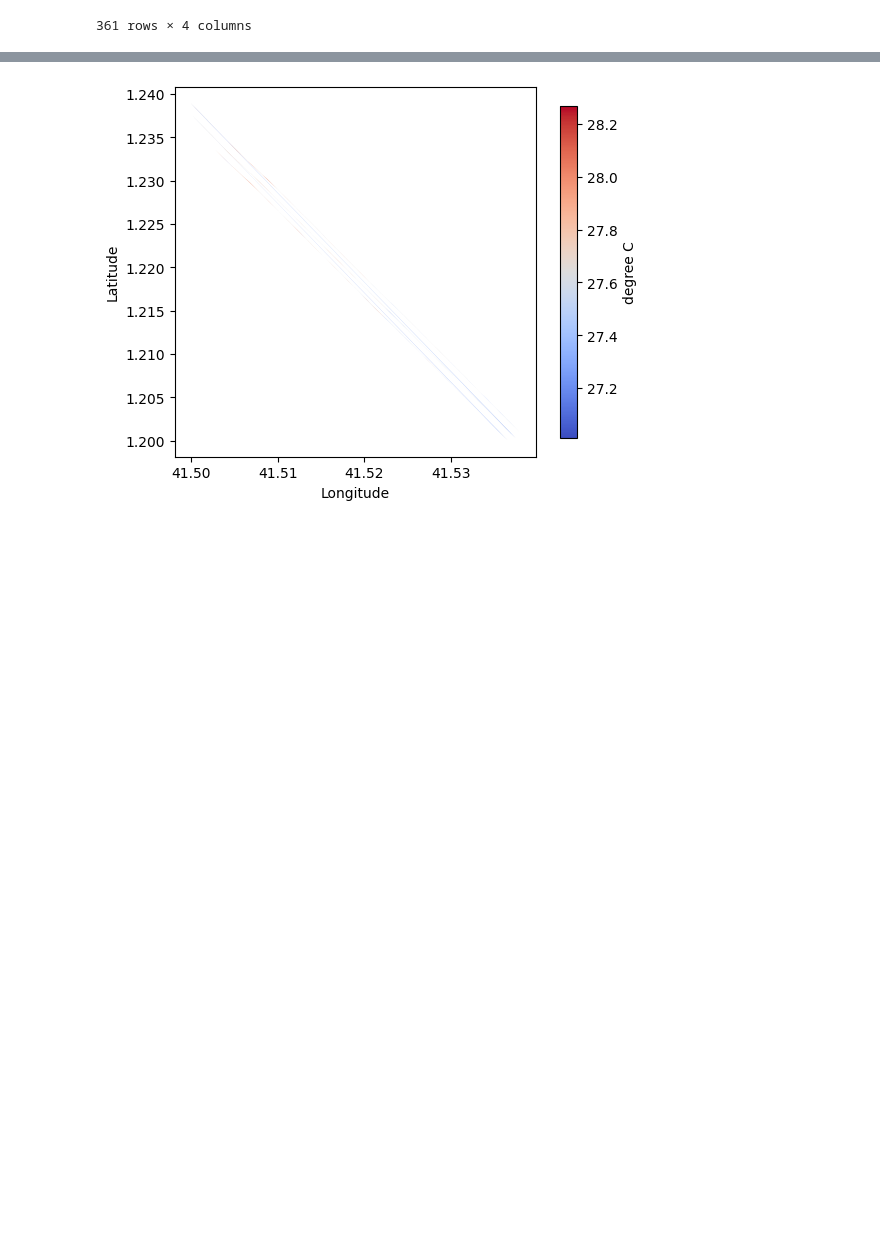
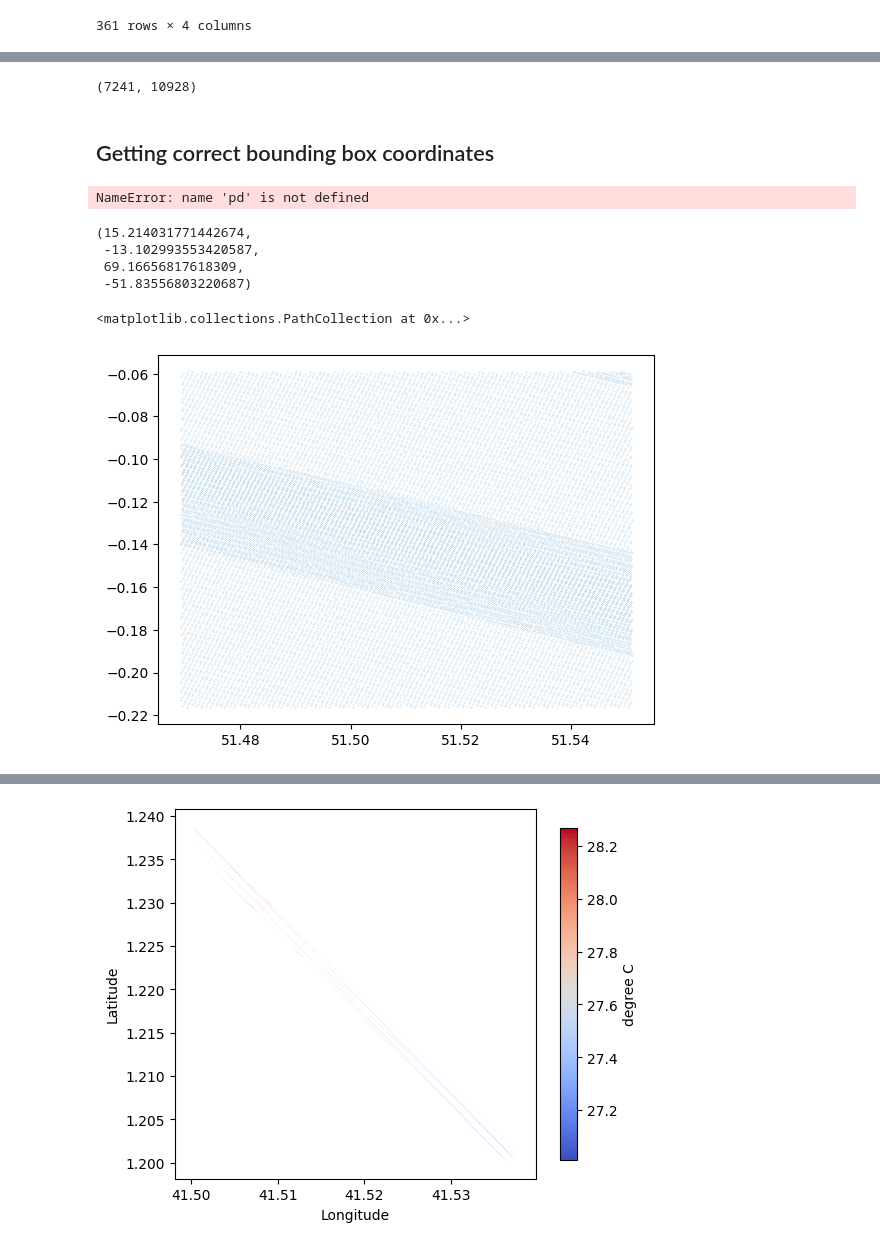
Before and after one commit to b-fa-ce/future_proofing_cities, a Jupyter notebook: notebooks/notebook_gridding.ipynb, the cells around one changed output, grey strips where cells are left out. Cells and saved outputs as stored; diff of their text form; code cells hidden in the pictures; blank space fills up the shorter version.

```diff
--- a/notebooks/notebook.ipynb
+++ b/notebooks/notebook_gridding.ipynb
@@ -357,0 +634,24 @@ plt.scatter(np.array(gdf_1.Lat),np.array(gdf_1.Lon))
+# %%
+lst_gridded[0].shape
+# %% [output]
+(7241, 10928)
+# %% [markdown]
+## Getting correct bounding box coordinates
+# %%
+df_London = pd.read_csv('../processed_data/London.csv')
+df_London.sample(10)
+# %% [output]
+NameError: name 'pd' is not defined
+# %%
+# smth is odd with the LST and the distance to the mean values
+np.average(df_London.LST), np.average(df_London.LST_Difference), np.average(df_London.height), np.average(df_London.height_Difference)
+# %% [output]
+(15.214031771442674,
+ -13.102993553420587,
+ 69.16656817618309,
+ -51.83556803220687)
+# %%
+plt.scatter(df_London['Latitude'], df_London['Longitude'], s=0.01)
+# %% [output]
+<matplotlib.collections.PathCollection at 0x...>
+[figure, added]
```
Also changed, not shown: parts of 40 cells of this notebook, 2 other files.
